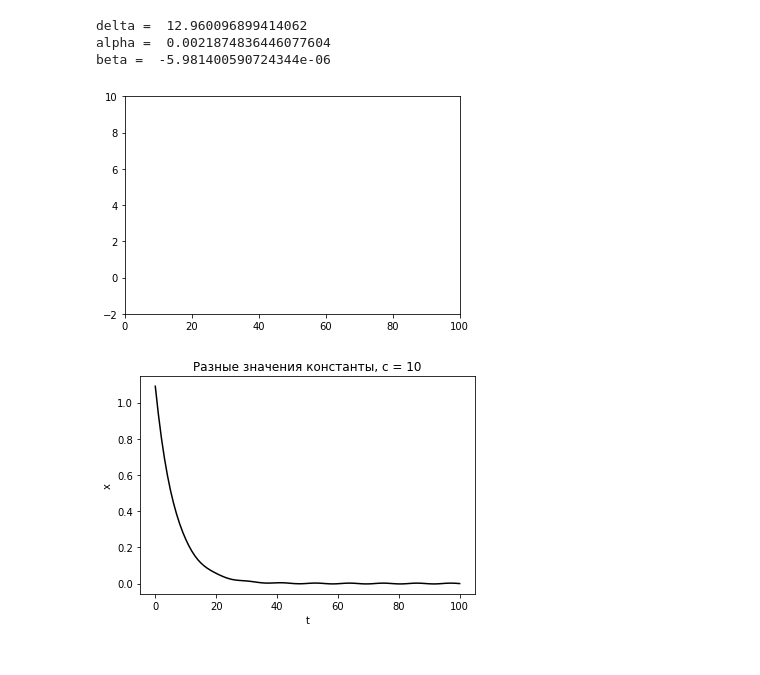
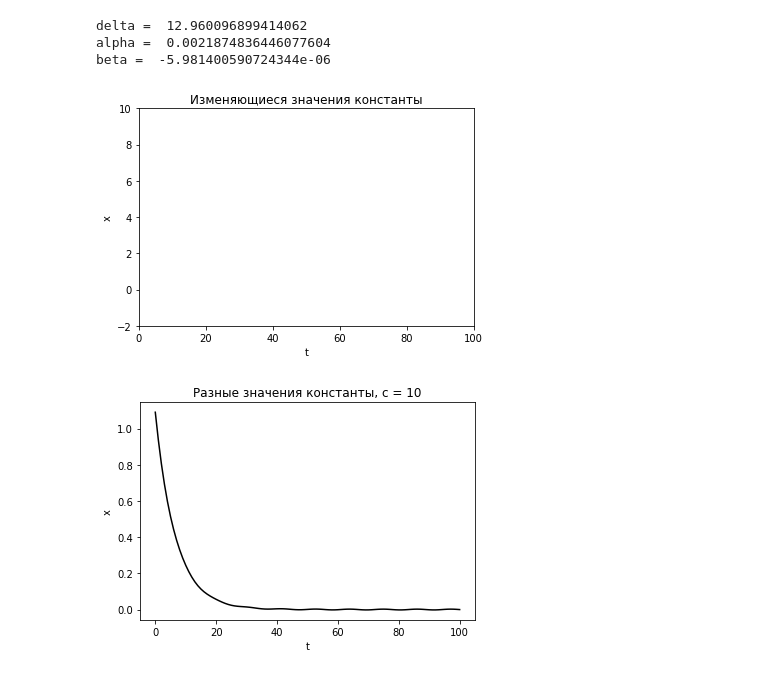
Before and after one commit to Viktory4121/Math_modeling, a Jupyter notebook: ИДЗ2.ipynb, the cells around one changed output. Drawn from its saved outputs; the diff is of its cells as text; code cells hidden in the pictures.

```diff
--- a/ИДЗ2.ipynb
+++ b/ИДЗ2.ipynb
@@ -98,22 +98,27 @@ beta =  -5.981400590724344e-06
 # %%
 A = a0 / math.sqrt(delta)
 # %%
-fig = plt.figure()
-ax = plt.axes(xlim=(0, 100), ylim=(-2, 10))
-line, = ax.plot([], [], lw=3)
-
 def init():
     line.set_data([], [])
     return line,
 def animate(j):
   t = [i for i in range(0,101,1)]
   x = []
   for i in t:
-    x.append(cc * math.exp(-b*i) * math.sin(math.sqrt(abs(k**2 - b**2)) + psi0) + A * math.sin(oomega * i + phi0))
+    x.append(j * math.exp(-b*i) * math.sin(math.sqrt(abs(k**2 - b**2)) + psi0) + A * math.sin(oomega * i + phi0))
   line.set_data(x, t)
   return line,
+
+fig = plt.figure()
+ax = plt.axes(xlim=(0, 100), ylim=(-2, 10))
+ax.set_xlabel('t')
+ax.set_ylabel('x')
+ax.set_title("Изменяющиеся значения константы")
+line, = ax.plot([], [], lw=3)
+
+anim = FuncAnimation(fig, animate, init_func=init, frames=200, interval=20, blit=True)
 # %% [output]
-[figure, old version]
+[figure, new version]
 # %%
 
 fig, ax = plt.subplots()
```
Also changed, not shown: parts of 1 cell of this notebook.
